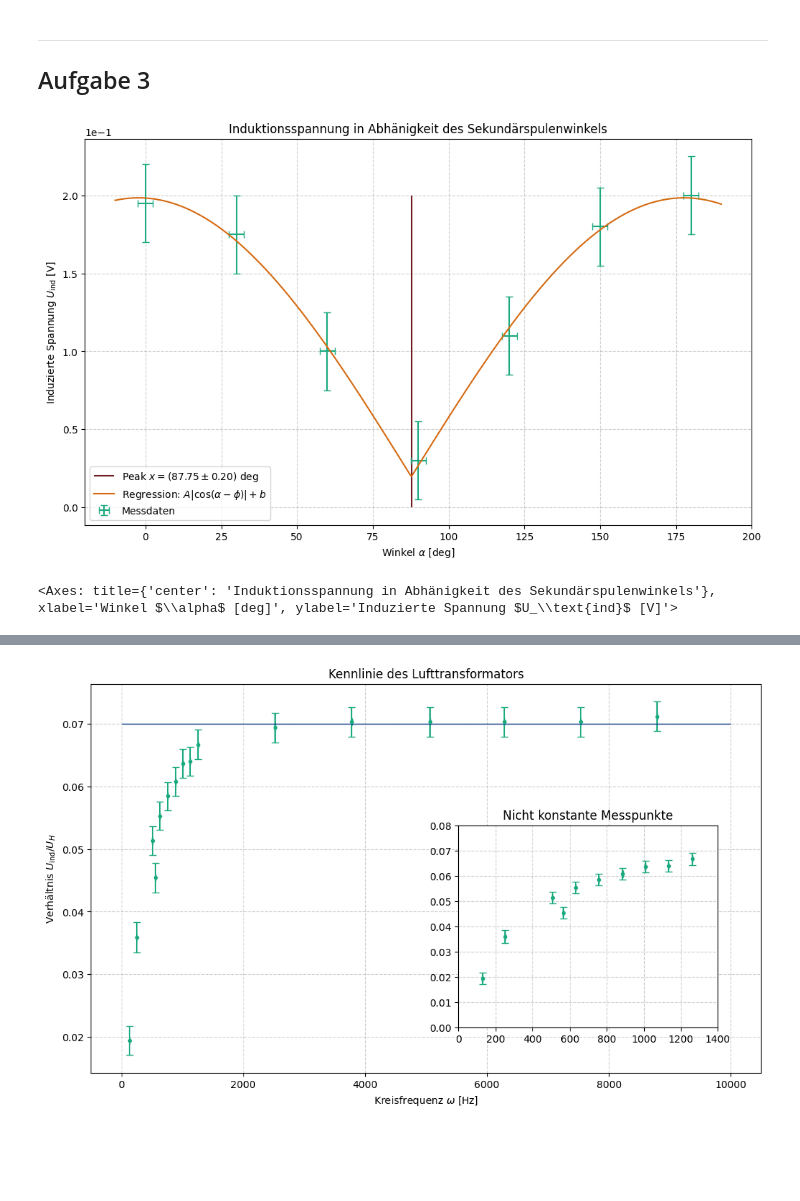
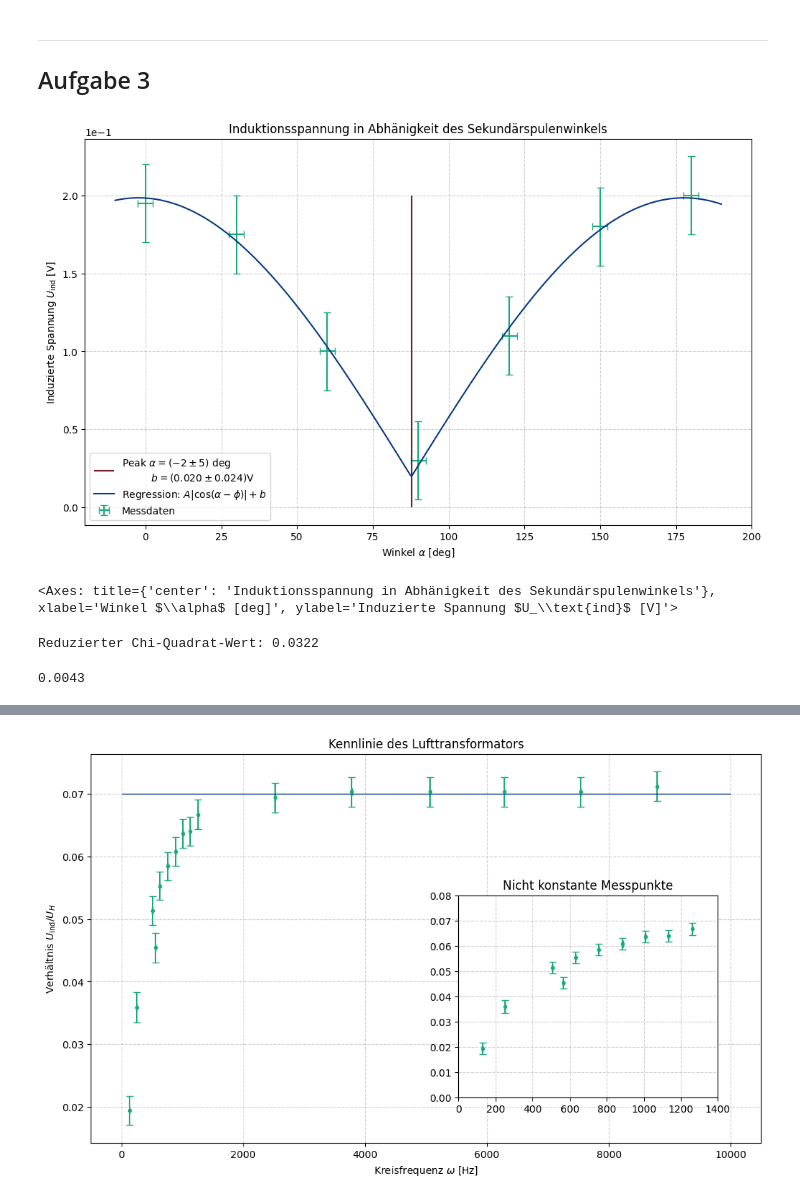
Before and after one commit to FinnZeumer/PAP-2, a Jupyter notebook: Versuche/245/Python/V245.ipynb, the cells around one changed output, grey strips where cells are left out. Drawn from its saved outputs; the diff is of its cells as text; code cells hidden in the pictures; blank space fills up the shorter version.

```diff
--- a/Versuche/245/Python/V245.ipynb
+++ b/Versuche/245/Python/V245.ipynb
@@ -266,36 +289,57 @@ def reg_ind(alpha, A, phi, d):
     return A * np.abs(np.cos((alpha - phi) * 2 * np.pi / 360)) + d
 # %%
 plt.figure(figsize=(12,7))
-
-plt.vlines(87.75, 0, 0.2,
-           colors=c.WINE_RED,
-           label=r'Peak $x = (87.75 \pm 0.20)$ deg')
 
 plt.errorbar(
     winkel,
     U_M_winkel,
     err_U_M_winkel,
     err_winkel,
     ls= ' ',
     capsize=3.5,
     label='Messdaten'
     )
 
 # Regression
 popt, pcov = curve_fit(reg_ind, winkel, U_M_winkel, sigma = err_U_M_winkel, absolute_sigma = True)
 
+# Offsetzs bestimmen
+offset_phi = popt[1]
+offset_b = popt[2]
+
+err_offset_phi = sqrt(pcov[1, 1])
+err_offset_b = sqrt(pcov[2, 2])
+
+plt.vlines(90 + offset_phi, 0, 0.2,
+           colors=c.WINE_RED,
+           label=f'Peak $\\alpha = ({pap.round_sig_digs(err_offset_phi, offset_phi)[2]})$ deg\n$\\qquad\\quad b = ({pap.round_sig_digs(err_offset_b, offset_b)[2]})$V')
+
 alpha_space = np.linspace(-10, 190, 500)
 plt.plot(
     alpha_space,
     reg_ind(alpha_space, *popt),
     label = fr'Regression: $A|\cos(\alpha - \phi)|+b$'
 )
 
 
 pap.plot_me('Induktionsspannung in Abhänigkeit des Sekundärspulenwinkels', r'Winkel $\alpha$ [deg]', r'Induzierte Spannung $U_\text{ind}$ [V]', fr'{plt_save_folder}Induk_durch_Winkel')
 # %% [output]
-[figure, old version]
+[figure, new version]
 <Axes: title={'center': 'Induktionsspannung in Abhänigkeit des Sekundärspulenwinkels'}, xlabel='Winkel $\\alpha$ [deg]', ylabel='Induzierte Spannung $U_\\text{ind}$ [V]'>
+# %%
+residuals = U_M_winkel - reg_ind(winkel, *popt)
+chi2_reduced = np.sum((residuals / err_U_M_winkel)**2) / (len(winkel) - len(popt))
+print(f"Reduzierter Chi-Quadrat-Wert: {chi2_reduced:.4f}")
+# %% [output]
+Reduzierter Chi-Quadrat-Wert: 0.0322
+# %%
+# Skaliere pcov mit χ^2_red
+pcov_scaled = pcov * chi2_reduced
+d_error_realistic = np.sqrt(pcov_scaled[2, 2])
+
+print(f'{d_error_realistic:.4f}')
+# %% [output]
+0.0043
 # %%
 sym_U_ind, sym_U_H = sp.symbols(r'U_\text{ind}, U_H')
 
```
Also changed, not shown: parts of 8 cells of this notebook, 10 other files.
